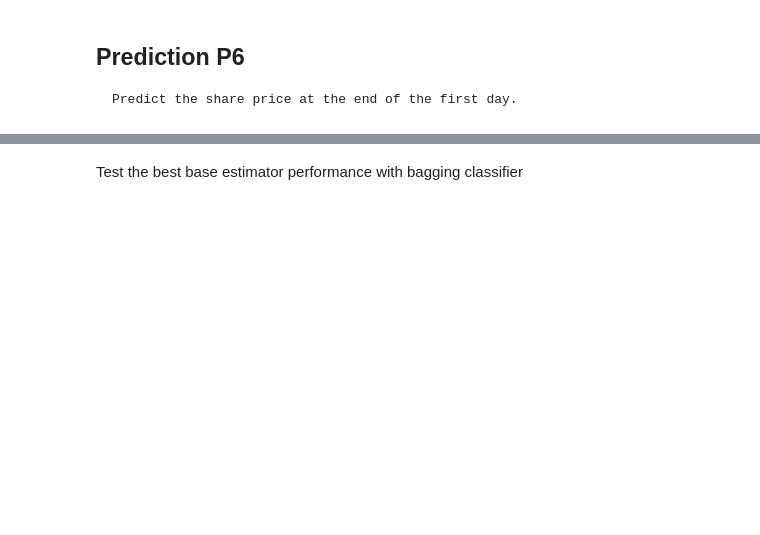
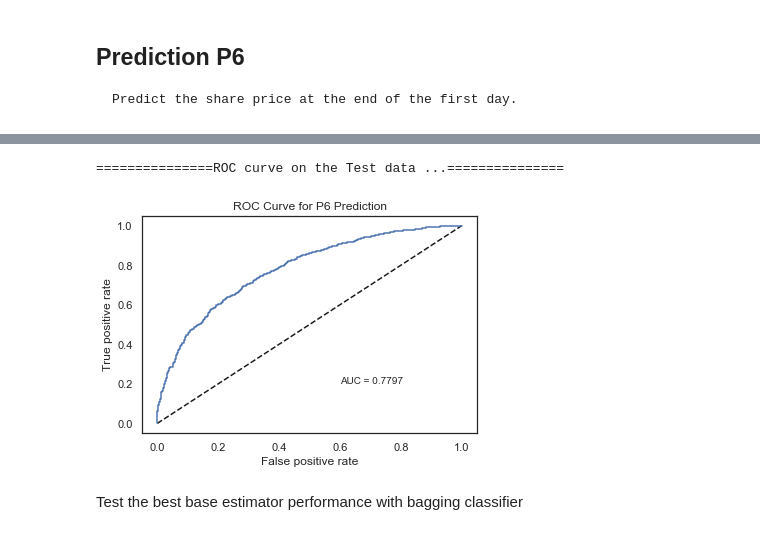
Before and after one commit to devakumar/dsfb-Project-Team3-2019, a Jupyter notebook: Project.ipynb, the cells around one changed output, grey strips where cells are left out. Saved outputs shown, nothing was run; the diff lists cells and outputs as text; code cells hidden in the pictures; blank space fills up the shorter version.

Commit message:
Final full simulation and working model

```diff
--- a/Project.ipynb
+++ b/Project.ipynb
@@ -1672,7 +2394,34 @@ assert(X_predict.shape[1] == X.shape[1])
 # %% [markdown]
 ### Custom function for traing all models for a given training data
 # %%
-def get_best_classifiers(X, y, plot_req=False, test_req=False, scoring='roc_auc', proba=False):
+def get_best_classifiers(X, y, plot_req=False, test_req=False, scoring='roc_auc', proba=False, pca_req=True):
+
+    if pca_req:
+        steps = len(random_model.estimator.steps)
+        n_components=pca_final.n_components
+
+        if steps ==2 :
+            random_model.estimator.steps.insert(1, ('pca', pca_final))
+            linear_model.estimator.steps.insert(1, ('pca', pca_final))
+            baseline_model.estimator.steps.insert(1, ('pca', pca_final))
+            logit_model.estimator.steps.insert(1, ('pca', pca_final))
+            knn_model.estimator.steps.insert(1, ('pca', pca_final))
+            decision_trees_model.estimator.steps.insert(1, ('pca', pca_final))
+            random_forests_model.estimator.steps.insert(1, ('pca', pca_final))
+            svc_model.estimator.steps.insert(1, ('pca', pca_final))
+            cnn_model.estimator.steps.insert(1, ('pca', pca_final))
+
+        n_components = min(X.shape[1], n_components)
+        random_model.estimator.set_params(pca__n_components=n_components)
+        baseline_model.estimator.set_params(pca__n_components=n_components)
+        linear_model.estimator.set_params(pca__n_components=n_components)
+        logit_model.estimator.set_params(pca__n_components=n_components)
+        knn_model.estimator.set_params(pca__n_components=n_components)
+        decision_trees_model.estimator.set_params(pca__n_components=n_components)
+        random_forests_model.estimator.set_params(pca__n_components=n_components)
+        svc_model.estimator.set_params(pca__n_components=n_components)
+        cnn_model.estimator.set_params(pca__n_components=n_components)
+
     # Update scoring metric for each of the pipelines
     random_model.scoring = scoring
     linear_model.scoring = scoring
@@ -1695,14 +2444,14 @@ def get_best_classifiers(X, y, plot_req=False, test_req=False, scoring='roc_auc'
     knn_model_final = custom_train_test_function(knn_model, X, y, name="KNN model", proba=True, custom_test=False, test_req=test_req, plot_train_score=plot_req)
     decision_trees_model_final = custom_train_test_function(decision_trees_model, X, y, name="Decision trees model", proba=True, custom_test=False, test_req=test_req, plot_train_score=plot_req)
     random_forests_model_final = custom_train_test_function(random_forests_model, X, y, name="Random forests model", proba=True, custom_test=False, test_req=test_req, plot_train_score=plot_req)
-    svc_model_final = custom_train_test_function(svc_model, X, y, name="SVC model", proba=True, custom_test=False, test_req=test_req, plot_train_score=plot_req)
+    #svc_model_final = custom_train_test_function(svc_model, X, y, name="SVC model", proba=True, custom_test=False, test_req=test_req, plot_train_score=plot_req)
     #svr_model_final = custom_train_test_function(svr_model, X, y, name="SVR model", proba=True, custom_test=False, test_req=test_req, plot_train_score=plot_req)
     cnn_model_final = custom_train_test_function(cnn_model, X, y, name="CNN model", proba=True, custom_test=False, test_req=test_req, plot_train_score=plot_req)
 
     if not proba:
-        return [random_model_final, baseline_model_final, linear_model_final, logit_model_final, knn_model_final, decision_trees_model_final, random_forests_model_final, svc_model_final, cnn_model_final]
+        return [random_model_final, baseline_model_final, linear_model_final, logit_model_final, knn_model_final, decision_trees_model_final, random_forests_model_final, cnn_model_final]
     else :
-        return [logit_model_final, knn_model_final, decision_trees_model_final, random_forests_model_final, svc_model_final, cnn_model_final]
+        return [logit_model_final, knn_model_final, decision_trees_model_final, random_forests_model_final, cnn_model_final]
 # %%
 #def get_best_regressors(X, y, plot_req=False, test_req=False):
 #    svr_model_final = custom_train_test_function(svr_model, X, y, name="SVR model", proba=True, custom_test=False, test_req=test_req, plot_train_score=plot_req)
@@ -1958,4 +3155,4 @@ P6_test_results[[scoring_metric]]
 # %%
 ### Retrain the final model on entire dataset and check the performance
 # %%
-P6_model_final = P6_model_final.fit(X, y_P6)
+P6_model_final = P6_model_final.fit(X, y_P8)
@@ -1962,5 +3163,8 @@ P6_model_final = P6_model_final.fit(X, y_P6)
 # %%
-P6_auc = custom_test_function(P6_model_final, X, y_P6, proba=True, name="P6 Prediction")
+P6_auc = custom_test_function(P6_model_final, X, y_P8, proba=True, name="P6 Prediction")
+# %% [output]
+===============ROC curve on the Test data ...===============
+[figure, added]
 # %% [markdown]
 Test the best base estimator performance with bagging classifier
 # %%
```
Also changed, not shown: parts of 180 cells of this notebook, 2 other files.
